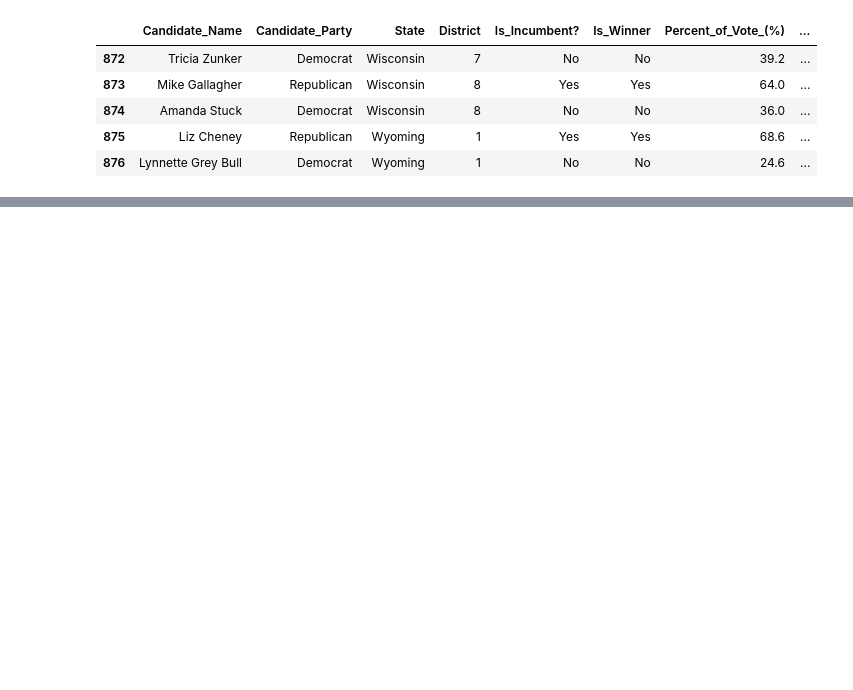
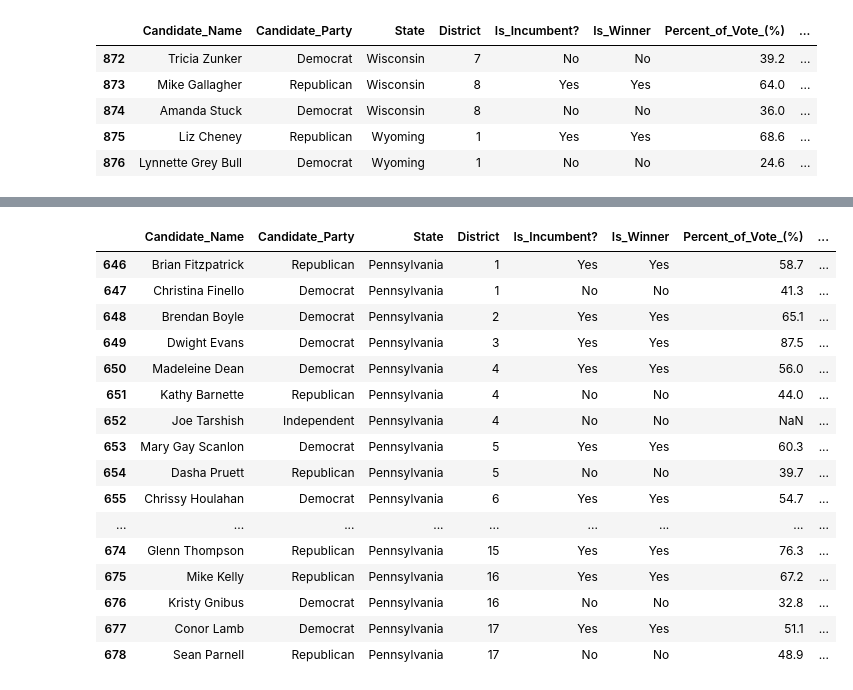
Before and after one commit to ballir27/webscraping-open-secrets-2020-US-House-Elections, a Jupyter notebook: AB-webscraping-open-secrets-async-pt1.ipynb, the cells around one changed output, grey strips where cells are left out. Drawn from its saved outputs; the diff is of its cells as text; code cells hidden in the pictures; blank space fills up the shorter version.

```diff
--- a/AB-webscraping-open-secrets-async-pt1.ipynb
+++ b/AB-webscraping-open-secrets-async-pt1.ipynb
@@ -155,18 +155,17 @@ async def pull_candidates(url):
     timeout = aiohttp.ClientTimeout(total=600)
     connector = aiohttp.TCPConnector(limit=10)
     async with aiohttp.ClientSession(connector=connector, timeout=timeout) as session:
-        async with session.get(url) as url_response:
-            while True:
-                try:
+         while True:
+            try:
+                async with session.get(url) as url_response:
                     url_text = await url_response.text()
                     url_soup = BeautifulSoup(url_text)
                     page_title = url_soup.find('h1',attrs={'class':'Hero-title'}).text
                     break
-                except:
-                    time.sleep(1)
-                    url_response = requests.get(url, verify=False)
-                    url_soup = BeautifulSoup(url_response.text)
-                    #page_title = url_soup.find('h1',attrs={'class':'Hero-title'}).text
+            except:
+                print('Connection error loading url. Trying again...')
+                time.sleep(5)
+
     state = page_title[0:page_title.index('District')-1]
     district_num = int(page_title[page_title.index('District')+9:page_title.index('District')+11])
 
@@ -225,8 +224,12 @@ async def pull_candidates(url):
 
         try:
             if 'Yes' not in is_winner_list:
+                print(f'{state} District {district_num} does not list a winner! Trying to determine winner by vote %...')
                 is_winner_list[vote_pct_list.index(max(vote_pct_list))] = 'Yes'
+                print(f'Successful!  {state} District {district_num} will list a winner determine by vote %.')
         except:
+            print(f'Not successful. {state} District {district_num} will list NaN values for the "Is_Winner" column.')
+            is_winner_list = [np.nan]*len(is_winner_list)
             pass
 
         #Find money raised and spent
@@ -338,4 +342,24 @@ full_candidate_info_df[full_candidate_info_df['State']=='Texas'].tail(50)
 | 797 | Jason Mata | Independent | Texas | 35 | No | No | 1.9 | ... |
 | 798 | Brian Babin | Republican | Texas | 36 | Yes | Yes | 73.6 | ... |
 | 799 | Brandon Rashad Lewis | Democrat | Texas | 36 | No | No | 24.3 | ... |
+# %%
+full_candidate_info_df[full_candidate_info_df['State']=='Pennsylvania'].tail(50)
+# %% [output]
+|  | Candidate_Name | Candidate_Party | State | District | Is_Incumbent? | Is_Winner | Percent_of_Vote_(%) | ... |
+| 646 | Brian Fitzpatrick | Republican | Pennsylvania | 1 | Yes | Yes | 58.7 | ... |
+| 647 | Christina Finello | Democrat | Pennsylvania | 1 | No | No | 41.3 | ... |
+| 648 | Brendan Boyle | Democrat | Pennsylvania | 2 | Yes | Yes | 65.1 | ... |
+| 649 | Dwight Evans | Democrat | Pennsylvania | 3 | Yes | Yes | 87.5 | ... |
+| 650 | Madeleine Dean | Democrat | Pennsylvania | 4 | Yes | Yes | 56.0 | ... |
+| 651 | Kathy Barnette | Republican | Pennsylvania | 4 | No | No | 44.0 | ... |
+| 652 | Joe Tarshish | Independent | Pennsylvania | 4 | No | No | NaN | ... |
+| 653 | Mary Gay Scanlon | Democrat | Pennsylvania | 5 | Yes | Yes | 60.3 | ... |
+| 654 | Dasha Pruett | Republican | Pennsylvania | 5 | No | No | 39.7 | ... |
+| 655 | Chrissy Houlahan | Democrat | Pennsylvania | 6 | Yes | Yes | 54.7 | ... |
+| ... | ... | ... | ... | ... | ... | ... | ... | ... |
+| 674 | Glenn Thompson | Republican | Pennsylvania | 15 | Yes | Yes | 76.3 | ... |
+| 675 | Mike Kelly | Republican | Pennsylvania | 16 | Yes | Yes | 67.2 | ... |
+| 676 | Kristy Gnibus | Democrat | Pennsylvania | 16 | No | No | 32.8 | ... |
+| 677 | Conor Lamb | Democrat | Pennsylvania | 17 | Yes | Yes | 51.1 | ... |
+| 678 | Sean Parnell | Republican | Pennsylvania | 17 | No | No | 48.9 | ... |
 # %%
```
Also changed, not shown: parts of 2 cells of this notebook.
